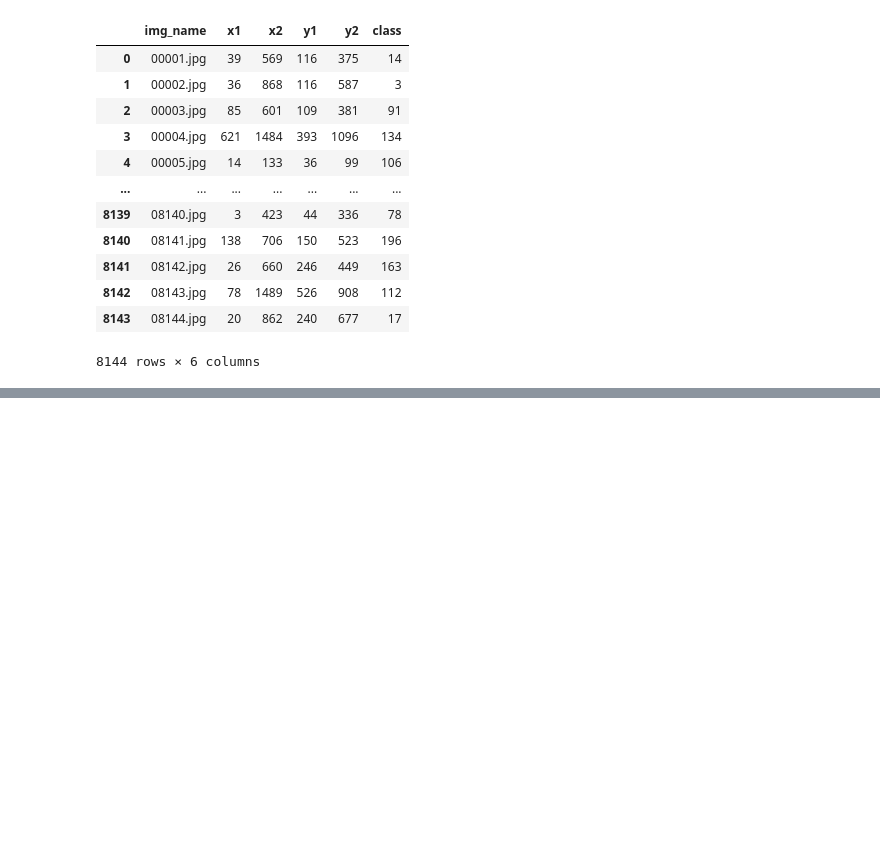
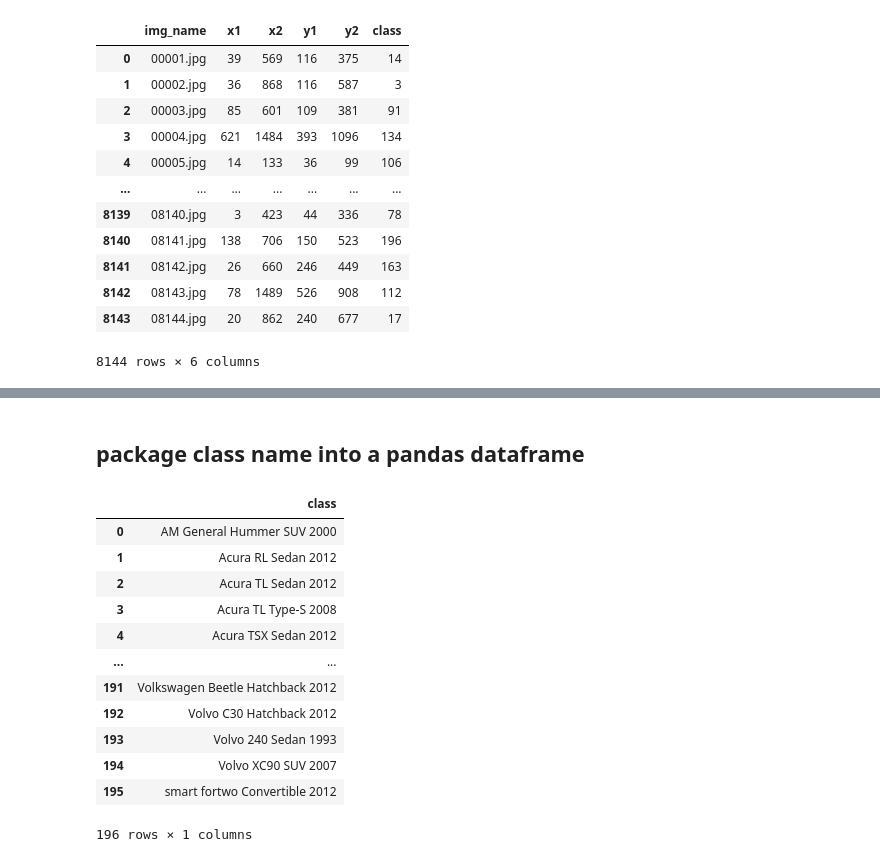
Before and after one commit to MrChriwo/car-body-prediction, a Jupyter notebook: services/data_converter/Data_converter.ipynb, the cells around one changed output, grey strips where cells are left out. Saved outputs shown, nothing was run; the diff lists cells and outputs as text; code cells hidden in the pictures; blank space fills up the shorter version.

```diff
--- a/services/data_converter/Data_converter.ipynb
+++ b/services/data_converter/Data_converter.ipynb
@@ -122,0 +169,19 @@ df
+# %% [markdown]
+## package class name into a pandas dataframe
+# %%
+classes_df = pd.DataFrame({"class": class_names})
+classes_df.head(200)
+# %% [output]
+|  | class |
+| 0 | AM General Hummer SUV 2000 |
+| 1 | Acura RL Sedan 2012 |
+| 2 | Acura TL Sedan 2012 |
+| 3 | Acura TL Type-S 2008 |
+| 4 | Acura TSX Sedan 2012 |
+| ... | ... |
+| 191 | Volkswagen Beetle Hatchback 2012 |
+| 192 | Volvo C30 Hatchback 2012 |
+| 193 | Volvo 240 Sedan 1993 |
+| 194 | Volvo XC90 SUV 2007 |
+| 195 | smart fortwo Convertible 2012 |
+196 rows × 1 columns
```
Also changed, not shown: parts of 5 cells of this notebook, 2 other files.
